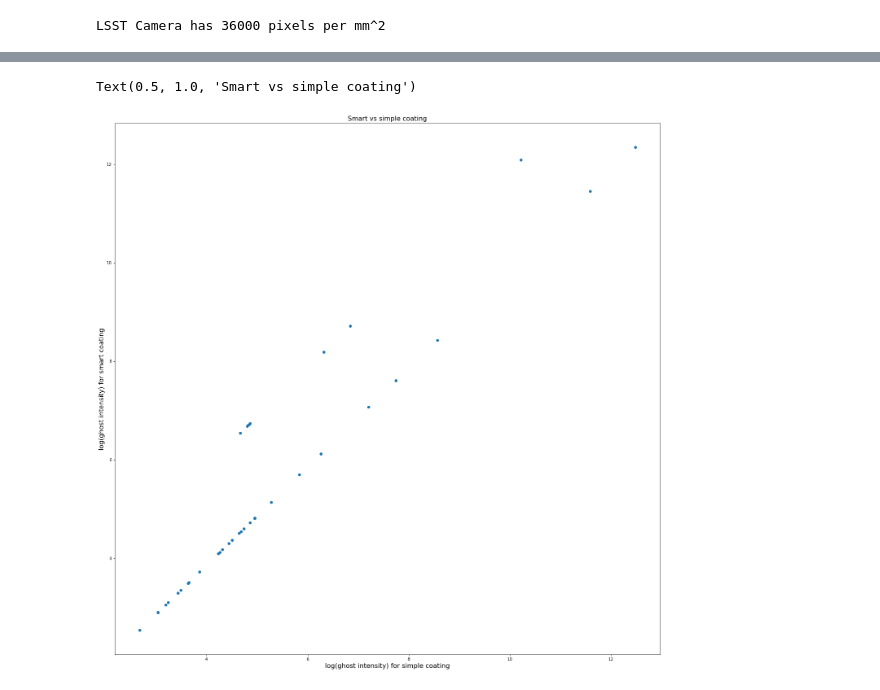
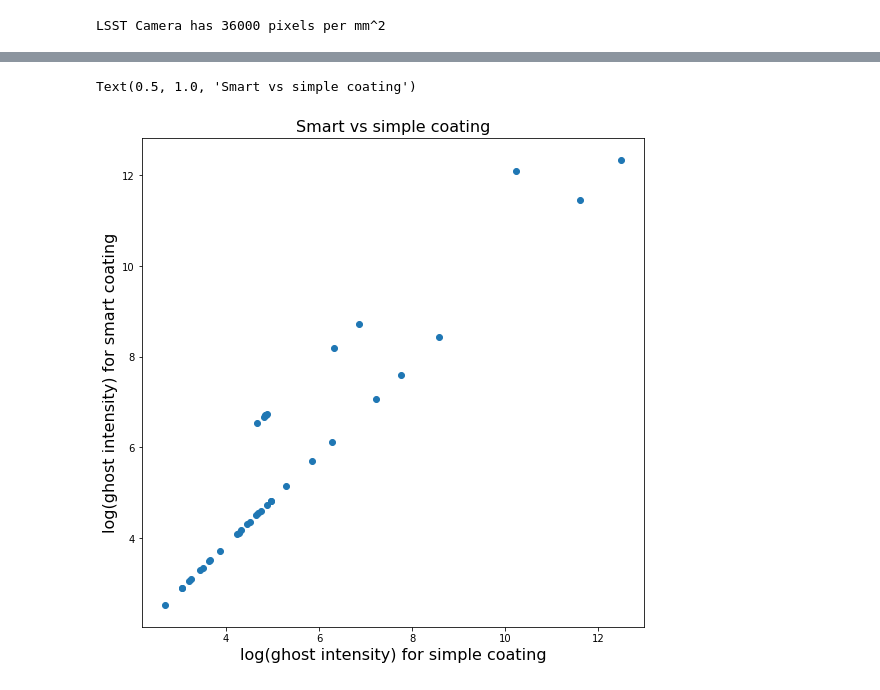
Before and after one commit to lsst-camera-dh/ghosts, a Jupyter notebook: notebooks/LSST_CCOB_smart_coating.ipynb, the cells around one changed output, grey strips where cells are left out. Saved outputs shown, nothing was run; the diff lists cells and outputs as text; code cells hidden in the pictures.

```diff
--- a/notebooks/LSST_CCOB_smart_coating.ipynb
+++ b/notebooks/LSST_CCOB_smart_coating.ipynb
@@ -119,10 +119,11 @@ data_frame_1.head()
 # %%
+plt.rcParams["figure.figsize"] = [9, 9]
 # Plotting ghost signal for simple coating vs smart coating
 # ghosts involving the detector have a 7 times larger reflection coefficient for smart coating
 plt.scatter(np.log(data_frame_1['pixel_signal']), np.log(data_frame_2['pixel_signal']))
 plt.xlabel('log(ghost intensity) for simple coating', fontsize=16)
 plt.ylabel('log(ghost intensity) for smart coating', fontsize=16)
 plt.title('Smart vs simple coating', fontsize=16)
 # %% [output]
 Text(0.5, 1.0, 'Smart vs simple coating')
-[figure, old version]
+[figure, new version]
```
Also changed, not shown: parts of 13 cells of this notebook, 1 other file.
